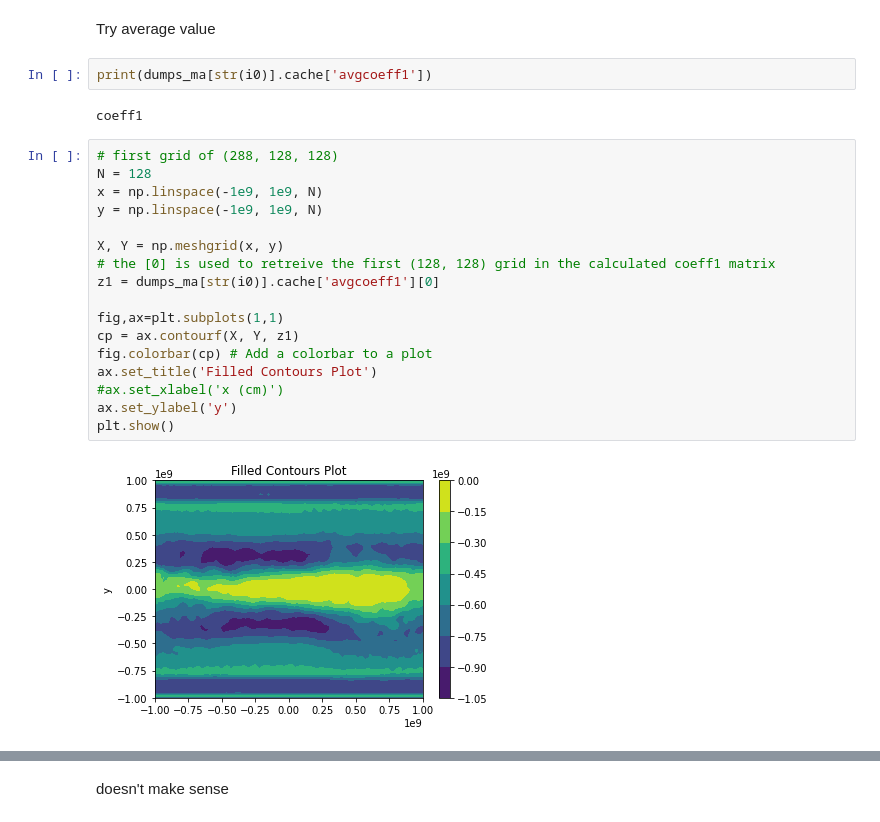
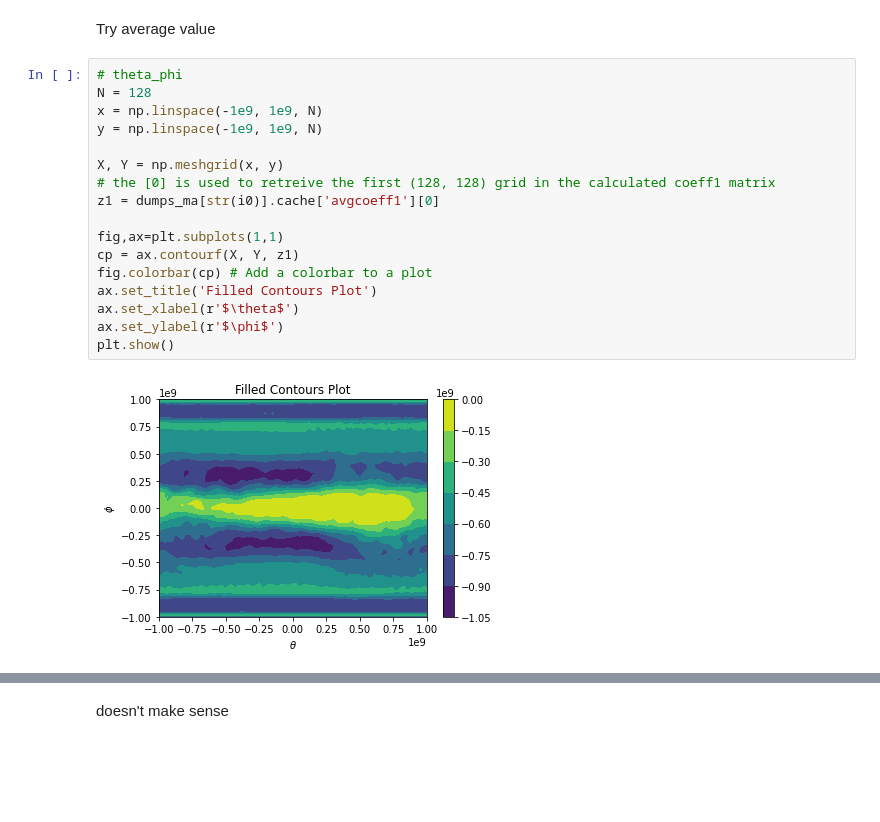
Before and after one commit to jlmaurora233/GRMHD, a Jupyter notebook: coeff_func_contour.ipynb, the cells around one changed output, grey strips where cells are left out. Saved outputs shown, nothing was run; the diff lists cells and outputs as text; blank space fills up the shorter version.

```diff
--- a/coeff_func_contour.ipynb
+++ b/coeff_func_contour.ipynb
@@ -300,26 +301,22 @@ plt.show()
 [figure]
 # %% [markdown]
 Try average value
-# %%
-print(dumps_ma[str(i0)].cache['avgcoeff1'])
-# %% [output]
-coeff1
 # %%
-# first grid of (288, 128, 128)
+# theta_phi
 N = 128
 x = np.linspace(-1e9, 1e9, N)
 y = np.linspace(-1e9, 1e9, N)
 
 X, Y = np.meshgrid(x, y)
 # the [0] is used to retreive the first (128, 128) grid in the calculated coeff1 matrix
 z1 = dumps_ma[str(i0)].cache['avgcoeff1'][0]
 
 fig,ax=plt.subplots(1,1)
 cp = ax.contourf(X, Y, z1)
 fig.colorbar(cp) # Add a colorbar to a plot
 ax.set_title('Filled Contours Plot')
-#ax.set_xlabel('x (cm)')
-ax.set_ylabel('y')
+ax.set_xlabel(r'$\theta$')
+ax.set_ylabel(r'$\phi$')
 plt.show()
 # %% [output]
-[figure, old version]
+[figure, new version]
```
Also changed, not shown: parts of 12 cells of this notebook.
